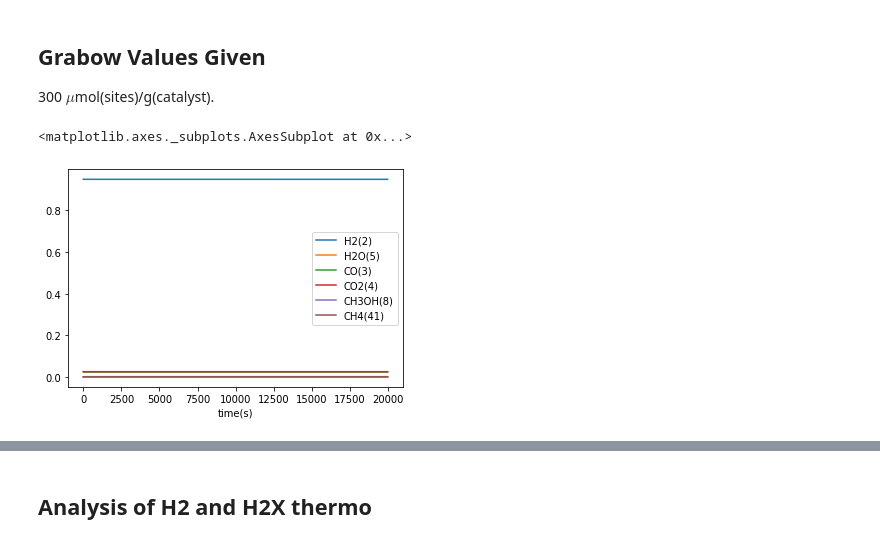
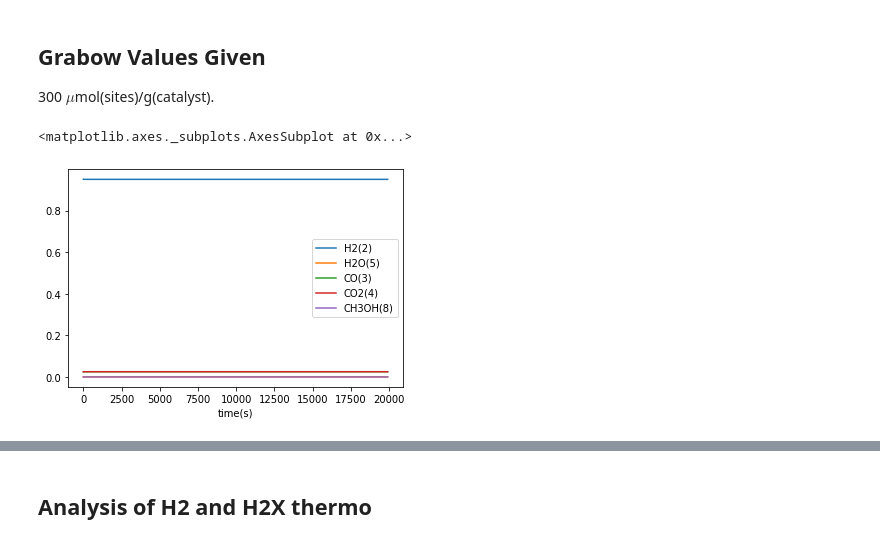
Before and after one commit to comocheng/meOH-analysis, a Jupyter notebook: cantera_simulations/RMG_wDeut/RMG_model_Deutschmann.ipynb, the cells around one changed output, grey strips where cells are left out. Saved outputs shown, nothing was run; the diff lists cells and outputs as text; code cells hidden in the pictures.

```diff
--- a/cantera_simulations/RMG_wDeut/RMG_model_Deutschmann.ipynb
+++ b/cantera_simulations/RMG_wDeut/RMG_model_Deutschmann.ipynb
@@ -188,24 +188,24 @@ CH2X(63) + H2X(50) <=> CH3X(55) + H*(10) 310
 # %%
 output_filename = f'Results_single.csv'
 outfile = open(output_filename,'w')
 writer = csv.writer(outfile)
-writer.writerow(['time(s)','T (C)', 'P (atm)']
+writer.writerow(['time(s)','T (C)', 'P (atm)', 'gas density']
                 + gas.species_names + surf.species_names,)
 
 t = 0.0
 dt = 0.1
 
 # Setup solution array"
 states = ct.SolutionArray(gas, extra=['t'])
 
 while t < 20000.0:
     t += dt
     sim.advance(t)
-    writer.writerow([t,temp, pressure] +
+    writer.writerow([t,temp, pressure, gas.density] +
                  list(gas.X) + list(surf.X),)
 
 results = pd.read_csv('Results_single.csv')
-results.plot('time(s)',['H2(2)', 'H2O(5)', 'CO(3)','CO2(4)','CH3OH(8)','CH4(41)'])
+results.plot('time(s)',['H2(2)', 'H2O(5)', 'CO(3)','CO2(4)','CH3OH(8)'])
 # %% [output]
 <matplotlib.axes._subplots.AxesSubplot at 0x...>
-[figure, old version]
+[figure, new version]
```
Also changed, not shown: parts of 9 cells of this notebook, 13 other files.
